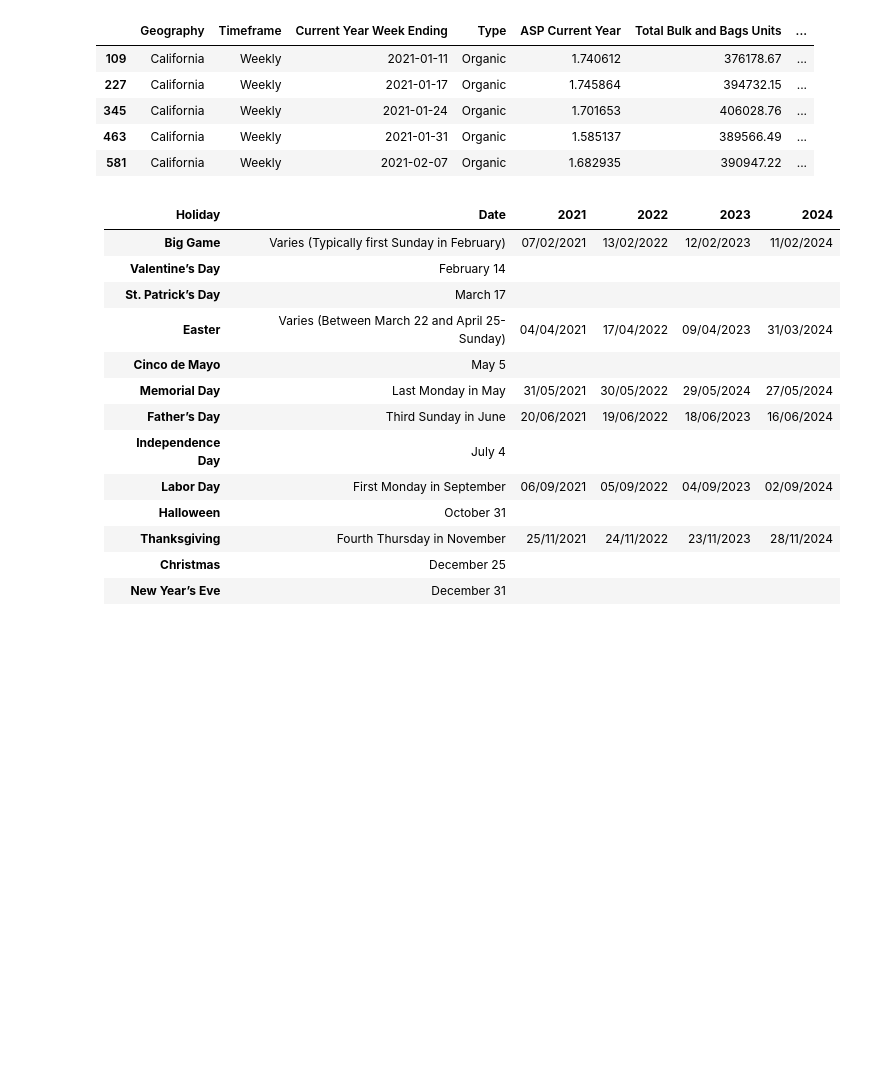
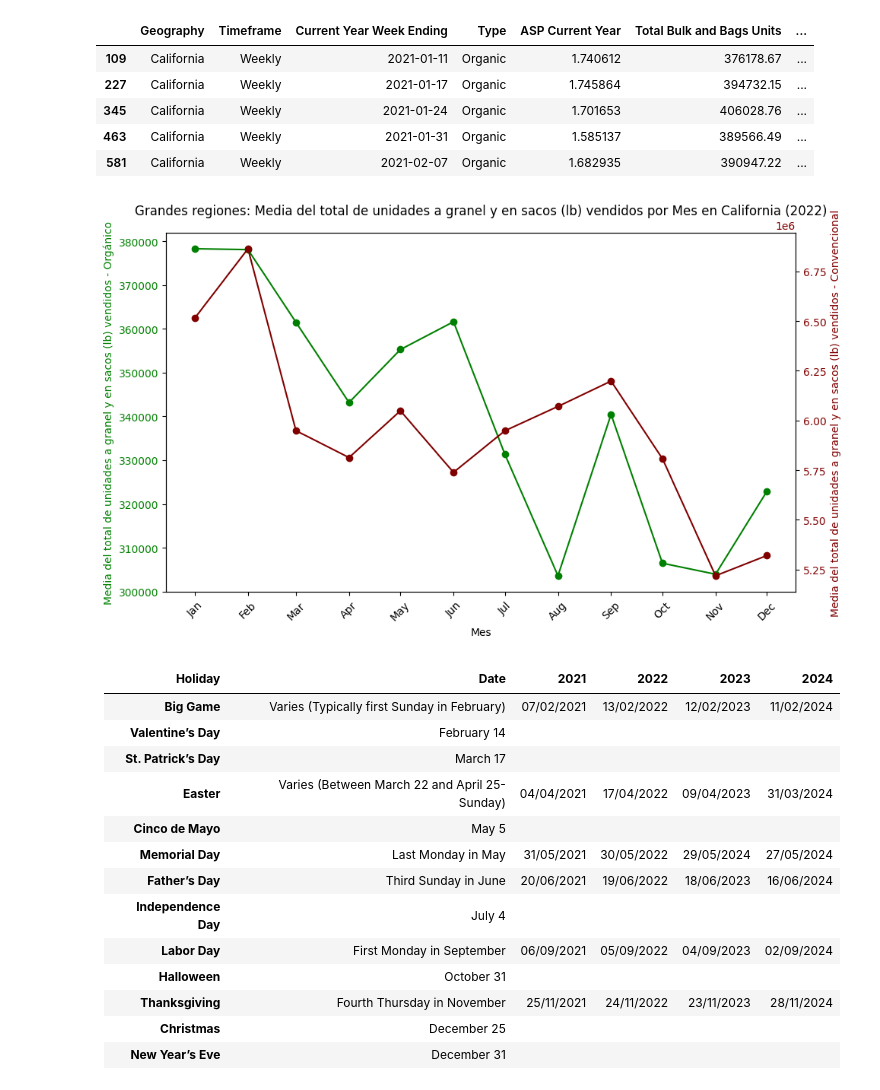
Before and after one commit to arboldeku/Avocado-2.0, a Jupyter notebook: code/exploracion_datos.ipynb, the cells around one changed output. Cells and saved outputs as stored; diff of their text form; code cells hidden in the pictures; blank space fills up the shorter version.

```diff
--- a/code/exploracion_datos.ipynb
+++ b/code/exploracion_datos.ipynb
@@ -301,6 +301,38 @@ california_df.head()
 | 345 | California | Weekly | 2021-01-24 | Organic | 1.701653 | 406028.76 | ... |
 | 463 | California | Weekly | 2021-01-31 | Organic | 1.585137 | 389566.49 | ... |
 | 581 | California | Weekly | 2021-02-07 | Organic | 1.682935 | 390947.22 | ... |
+# %%
+month_mean_california_organic = california_organic_df.groupby('Month')['Total Bulk and Bags Units'].mean()
+month_mean_california_conventional = california_conventional_df.groupby('Month')['Total Bulk and Bags Units'].mean()
+
+month_mean_california_organic_2022 = month_mean_california_organic[month_mean_california_organic.index.year == 2022]
+#quarterly_mean_california_organic_2021 = quarterly_mean_california_organic[quarterly_mean_california_organic['Quarter'].dt.year == 2021]
+month_mean_california_conventional_2022 = month_mean_california_conventional[month_mean_california_conventional.index.year == 2022]
+#quarterly_mean_california_conventional_2021 = quarterly_mean_california_conventional[quarterly_mean_california_conventional['Quarter'].dt.year == 2021]
+
+fig, ax1 = plt.subplots(figsize=(10, 6))
+
+# Plot for organic
+ax1.plot(month_mean_california_organic_2022.index.to_timestamp(), month_mean_california_organic_2022, marker='o', label='Orgánico', color='g')
+ax1.set_xlabel('Mes')
+ax1.set_ylabel('Media del total de unidades a granel y en sacos (lb) vendidos - Orgánico', color='g')
+ax1.tick_params(axis='y', labelcolor='g')
+
+# Create a second y-axis for conventional
+ax2 = ax1.twinx()
+ax2.plot(month_mean_california_conventional_2022.index.to_timestamp(), month_mean_california_conventional_2022, marker='o', label='Convencional', color='#800000')
+ax2.set_ylabel('Media del total de unidades a granel y en sacos (lb) vendidos - Convencional', color='#800000')
+ax2.tick_params(axis='y', labelcolor='#800000')
+
+# Set x-axis to show each month
+ax1.set_xticks(month_mean_california_organic_2022.index.to_timestamp())
+ax1.set_xticklabels(month_mean_california_organic_2022.index.strftime('%b'), rotation=45)
+
+plt.title('Grandes regiones: Media del total de unidades a granel y en sacos (lb) vendidos por Mes en California (2022)')
+fig.tight_layout()
+plt.show()
+# %% [output]
+[figure, added]
 # %% [markdown]
 | **Holiday**          | **Date**                                     | **2021**                       | **2022**                       | **2023**                       | **2024**                       |
 |-----------------------|----------------------------------------------|---------------------------------|---------------------------------|---------------------------------|---------------------------------|
```
Also changed, not shown: parts of 8 cells of this notebook.
